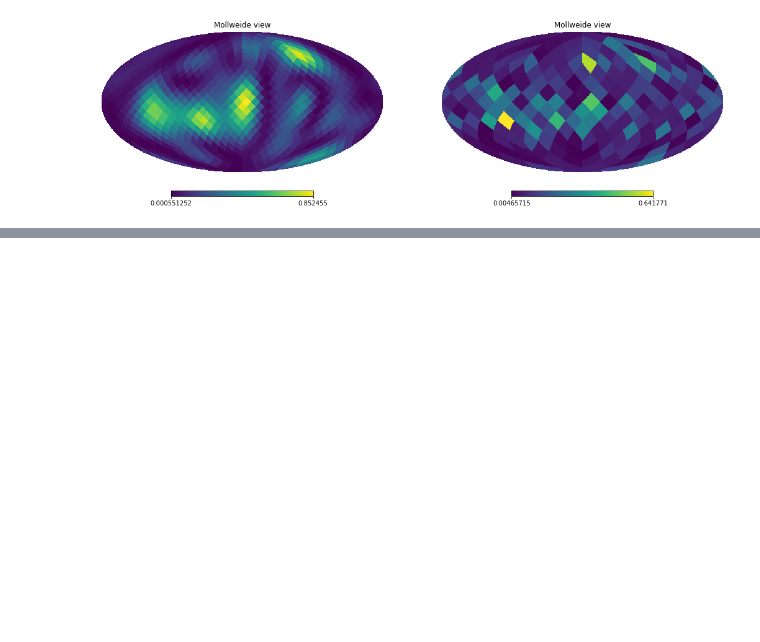
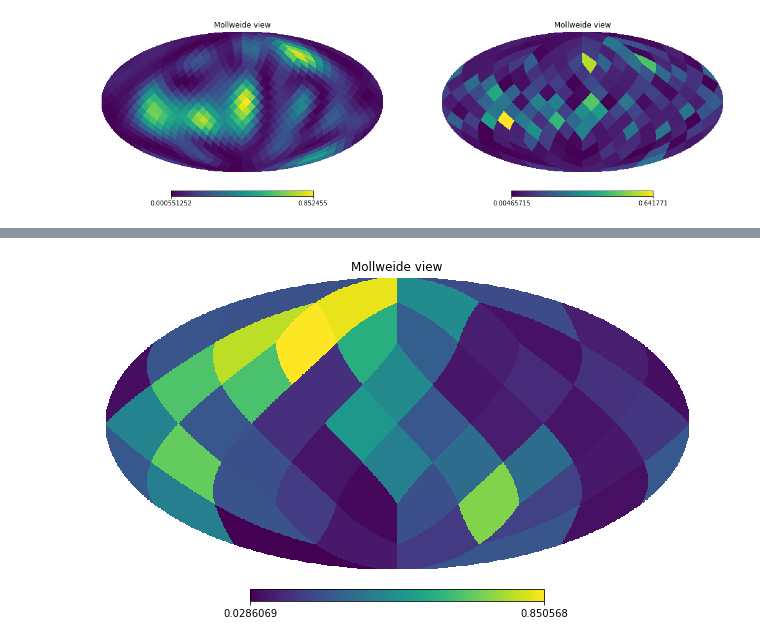
Before and after one commit to a-renzini/phase_coherent_maps, a Jupyter notebook: unpack.ipynb, the cells around one changed output, grey strips where cells are left out. Saved outputs shown, nothing was run; the diff lists cells and outputs as text; code cells hidden in the pictures; blank space fills up the shorter version.

```diff
--- a/unpack.ipynb
+++ b/unpack.ipynb
@@ -254,0 +279,6 @@ hp.mollview(hp_out*np.conj(hp_out) +hc_out*np.conj(hc_out), hold = True)
+# %%
+Iin = hp_in*np.conj(hp_in) +hc_in*np.conj(hc_in)
+hp.mollview(hp.ud_grade(Iin, nside_out = 2))
+plt.show()
+# %% [output]
+[figure, added]
```
Also changed, not shown: parts of 15 cells of this notebook, 4 other files.
